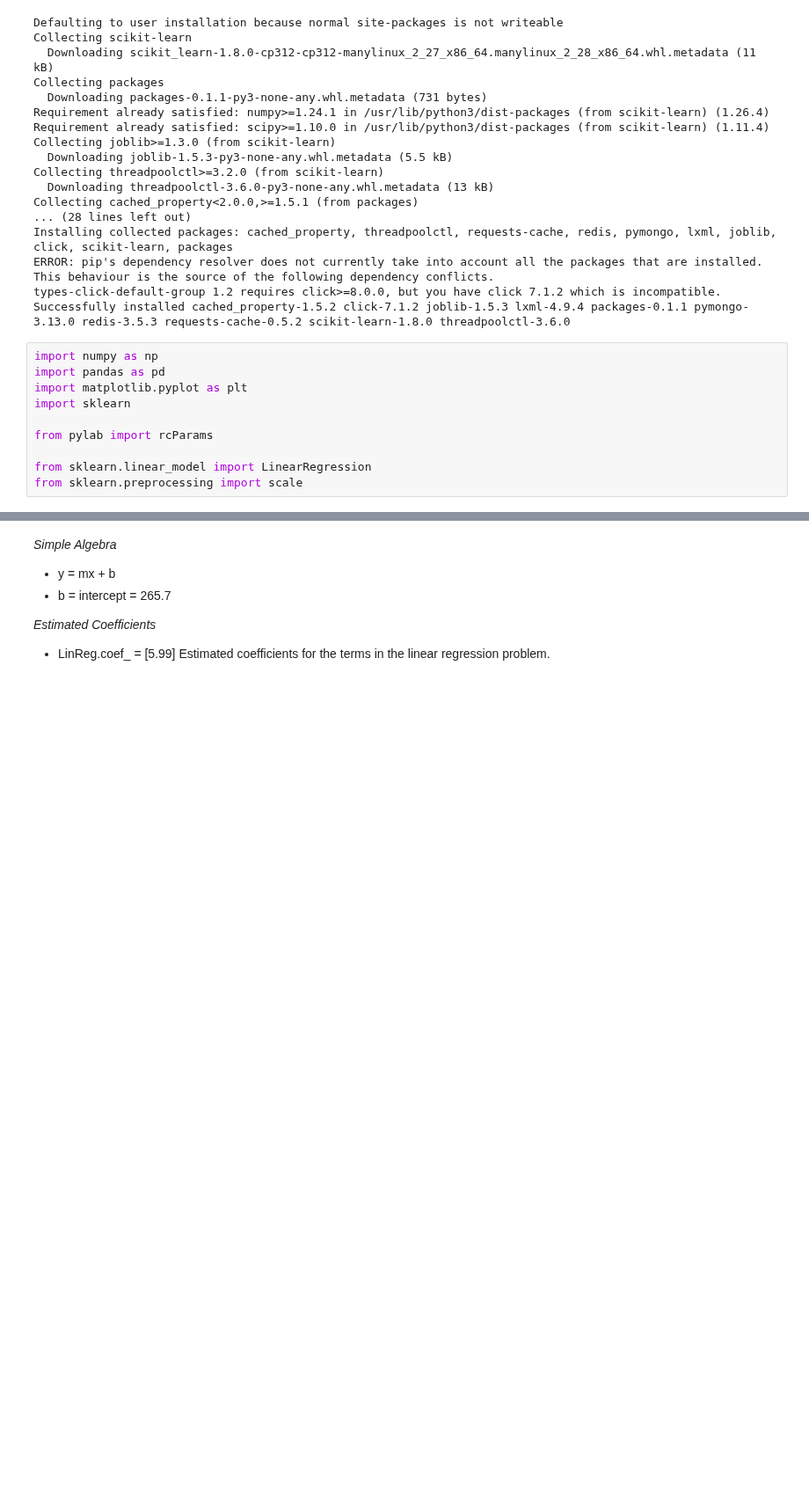
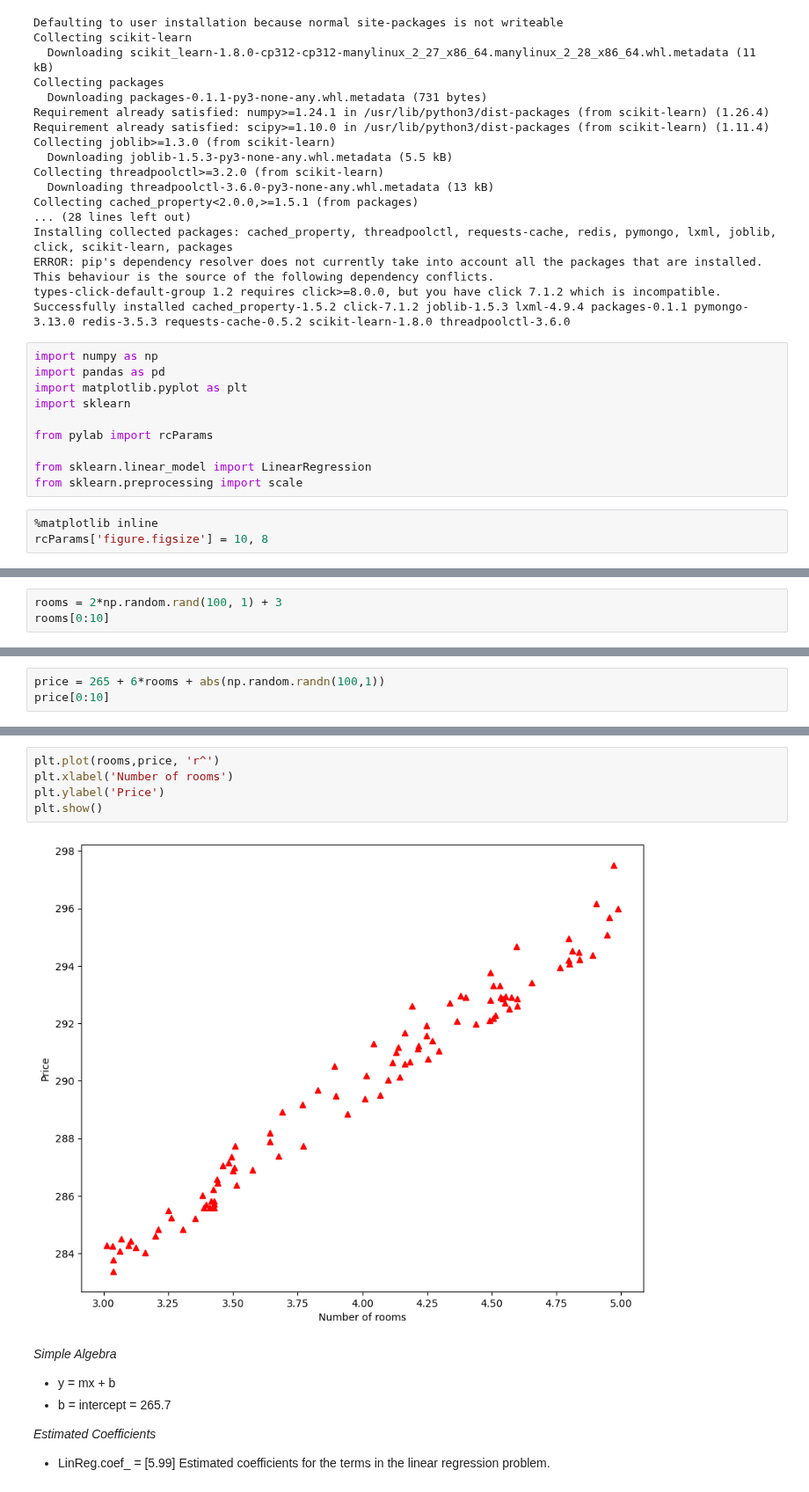
Before and after one commit to MaryWagura/python_for_data_science_machine_learning_part2, a Jupyter notebook: notebooks/02_01_b.ipynb, the cells around one changed output, grey strips where cells are left out. Shown at 88% size. Cells and saved outputs as stored; diff of their text form; blank space fills up the shorter version.

```diff
--- a/notebooks/02_01_b.ipynb
+++ b/notebooks/02_01_b.ipynb
@@ -30,3 +30,6 @@ from pylab import rcParams
 
 from sklearn.linear_model import LinearRegression
 from sklearn.preprocessing import scale
+# %%
+%matplotlib inline
+rcParams['figure.figsize'] = 10, 8
@@ -32,0 +38,3 @@ from sklearn.preprocessing import scale
+# %%
+rooms = 2*np.random.rand(100, 1) + 3
+rooms[0:10]
@@ -32,0 +52,3 @@ from sklearn.preprocessing import scale
+# %%
+price = 265 + 6*rooms + abs(np.random.randn(100,1))
+price[0:10]
@@ -33,3 +66,10 @@ from sklearn.preprocessing import scale
+# %%
+plt.plot(rooms,price, 'r^')
+plt.xlabel('Number of rooms')
+plt.ylabel('Price')
+plt.show()
+# %% [output]
+[figure, added]
 # %% [markdown]
 *Simple Algebra*
 - y = mx + b
```
Also changed, not shown: parts of 3 cells of this notebook.
